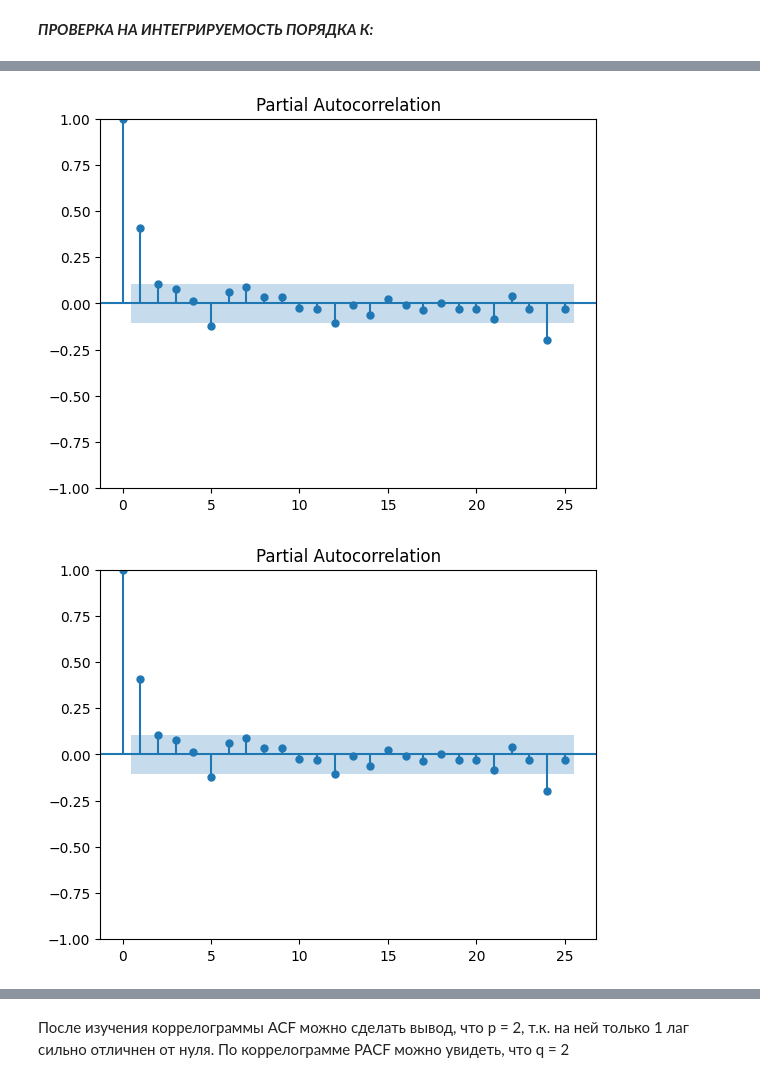
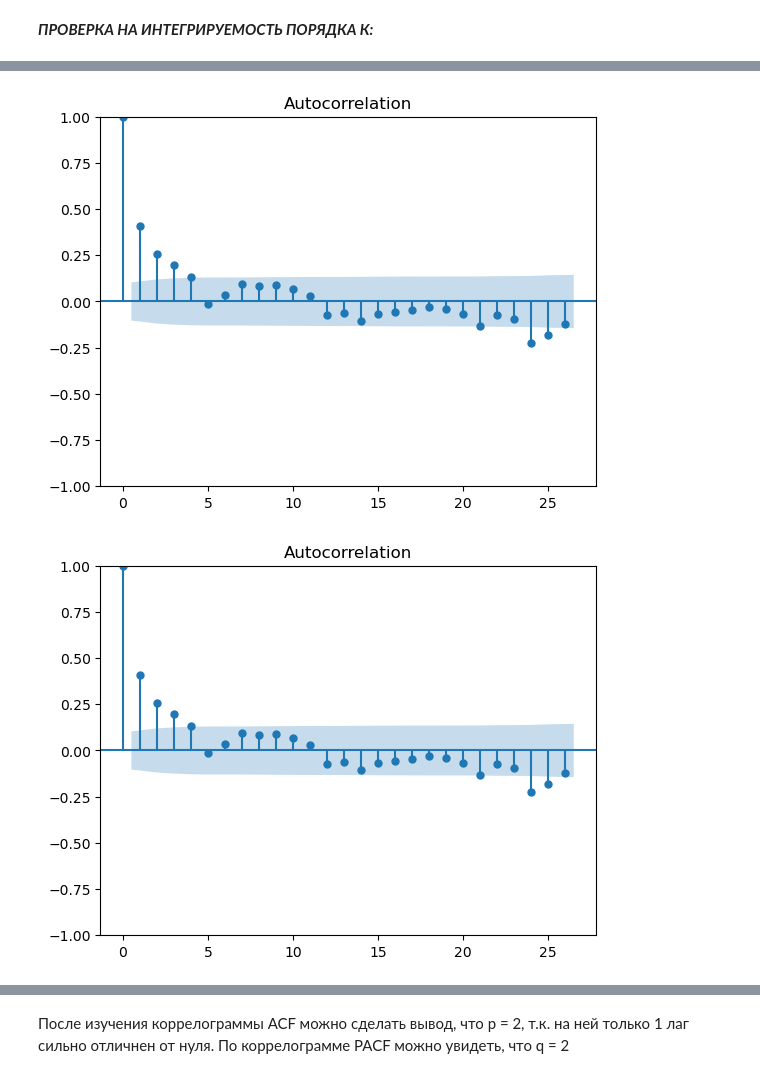
Before and after one commit to ORLOV21/PRAC_1, a Jupyter notebook: TASK_2.ipynb, the cells around one changed output, grey strips where cells are left out. Cells and saved outputs as stored; diff of their text form; code cells hidden in the pictures.

```diff
--- a/TASK_2.ipynb
+++ b/TASK_2.ipynb
@@ -115,5 +149,5 @@ plot_acf(a.diff(periods=1)[1:])
-# %%
-plot_pacf(a.diff(periods=1)[1:], lags=25)
-# %% [output]
-[figure, removed]
-[figure, removed]
+# %%
+plot_acf(time_series.diff().dropna())
+# %% [output]
+[figure, added]
+[figure, added]
```
Also changed, not shown: parts of 24 cells of this notebook.
